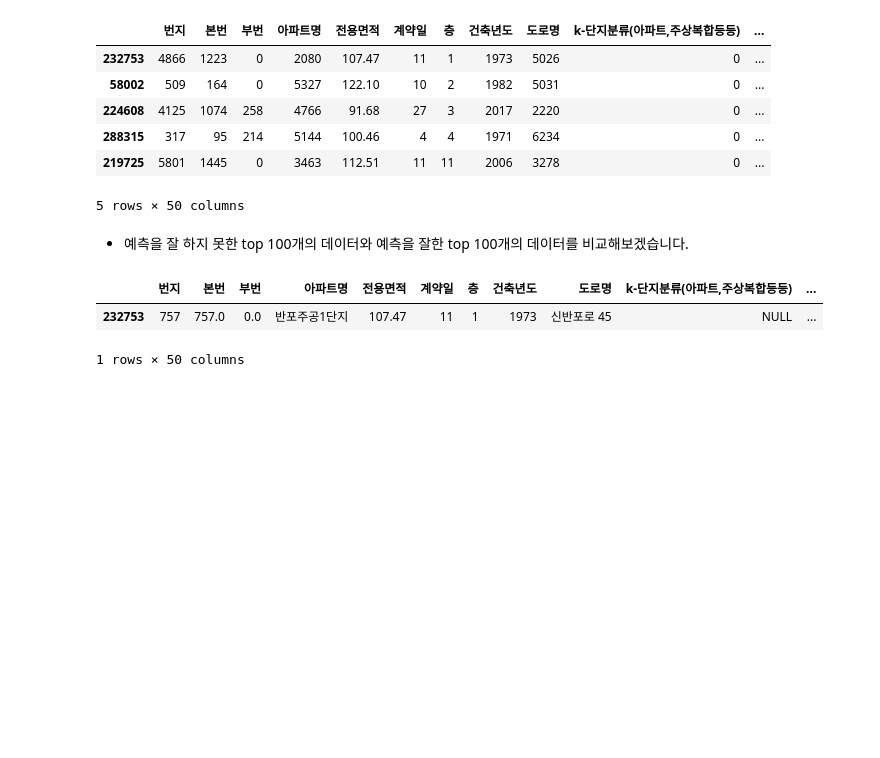
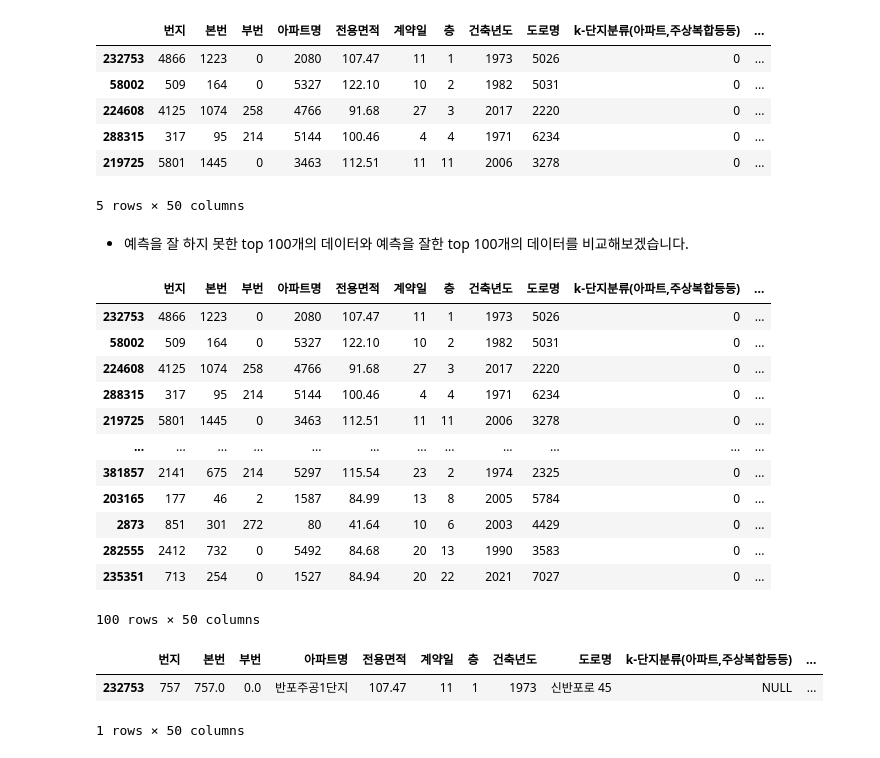
Before and after one commit to LMWoo/UpstageAILab_13, a Jupyter notebook: UpstageAILab_Competition/notebooks/lmw/baseline_code.ipynb, the cells around one changed output. Saved outputs shown, nothing was run; the diff lists cells and outputs as text; code cells hidden in the pictures; blank space fills up the shorter version.

```diff
--- a/UpstageAILab_Competition/notebooks/lmw/baseline_code.ipynb
+++ b/UpstageAILab_Competition/notebooks/lmw/baseline_code.ipynb
@@ -645,6 +640,22 @@ X_val_sort.head()
 # %%
 X_val_sort_top100 = X_val.sort_values(by='error', ascending=False).head(100)        # 예측을 잘 하지못한 top 100개의 data
 X_val_sort_tail100 = X_val.sort_values(by='error', ascending=False).tail(100)       # 예측을 잘한 top 100개의 data
+# %%
+X_val_sort_top100
+# %% [output]
+|  | 번지 | 본번 | 부번 | 아파트명 | 전용면적 | 계약일 | 층 | 건축년도 | 도로명 | k-단지분류(아파트,주상복합등등) | ... |
+| 232753 | 4866 | 1223 | 0 | 2080 | 107.47 | 11 | 1 | 1973 | 5026 | 0 | ... |
+| 58002 | 509 | 164 | 0 | 5327 | 122.10 | 10 | 2 | 1982 | 5031 | 0 | ... |
+| 224608 | 4125 | 1074 | 258 | 4766 | 91.68 | 27 | 3 | 2017 | 2220 | 0 | ... |
+| 288315 | 317 | 95 | 214 | 5144 | 100.46 | 4 | 4 | 1971 | 6234 | 0 | ... |
+| 219725 | 5801 | 1445 | 0 | 3463 | 112.51 | 11 | 11 | 2006 | 3278 | 0 | ... |
+| ... | ... | ... | ... | ... | ... | ... | ... | ... | ... | ... | ... |
+| 381857 | 2141 | 675 | 214 | 5297 | 115.54 | 23 | 2 | 1974 | 2325 | 0 | ... |
+| 203165 | 177 | 46 | 2 | 1587 | 84.99 | 13 | 8 | 2005 | 5784 | 0 | ... |
+| 2873 | 851 | 301 | 272 | 80 | 41.64 | 10 | 6 | 2003 | 4429 | 0 | ... |
+| 282555 | 2412 | 732 | 0 | 5492 | 84.68 | 20 | 13 | 1990 | 3583 | 0 | ... |
+| 235351 | 713 | 254 | 0 | 1527 | 84.94 | 20 | 22 | 2021 | 7027 | 0 | ... |
+100 rows × 50 columns
 # %%
 # 해석을 위해 레이블인코딩 된 변수를 복원해줍니다.
 error_top100 = X_val_sort_top100.copy()
```
Also changed, not shown: parts of 9 cells of this notebook, 4 other files.
